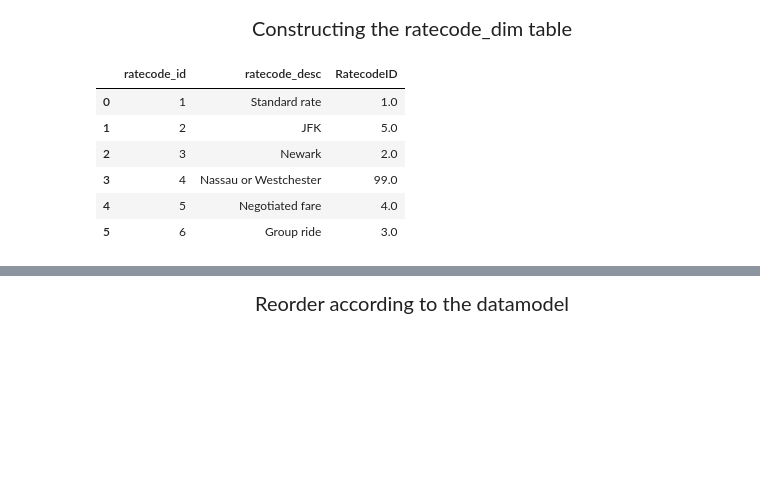
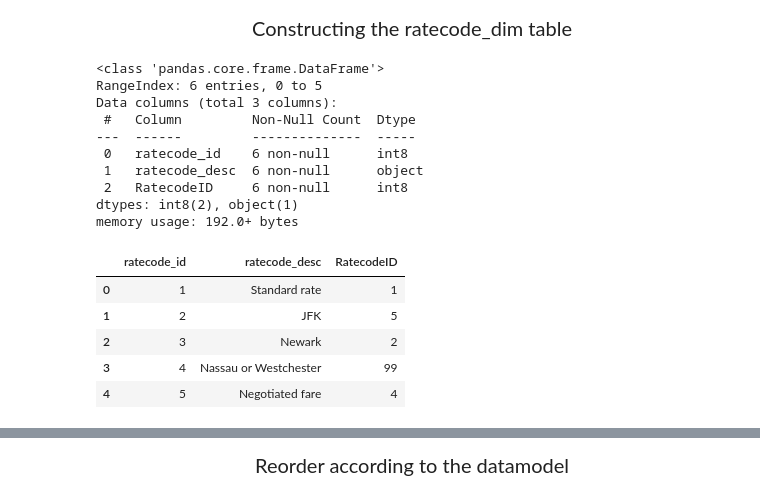
Before and after one commit to 1adityakadam/Uber_data_analytics, a Jupyter notebook: uber_data_analytics.ipynb, the cells around one changed output, grey strips where cells are left out. Drawn from its saved outputs; the diff is of its cells as text; code cells hidden in the pictures; blank space fills up the shorter version.

Commit message:
Add memory optimization code till ratecode_dim

```diff
--- a/uber_data_analytics.ipynb
+++ b/uber_data_analytics.ipynb
@@ -13,7 +14,7 @@ import pandas as pd
 </div>
 # %%
 #load trip data fro Nov 2024
-paraquet_file = r'/Users/adityakadam/Desktop/uber_data_analytics/yellow_tripdata_2024-11.parquet'
+paraquet_file = r'/Users/adityakadam/Desktop/Python_Repository/uber_data_analytics/yellow_tripdata_2024-11.parquet'
 
 # engine='auto' means use the option specified in io.parquet.engine25.
 # The default behavior is to try 'pyarrow' first, and if it's unavailable, fall back to 'fastparquet'
@@ -64,0 +84,12 @@ memory usage: 486.8+ MB
+# %%
+df['store_and_fwd_flag'] = df['store_and_fwd_flag'].map({'Y': True, 'N': False})
+df['store_and_fwd_flag']= df['store_and_fwd_flag'].astype('bool')
+df['store_and_fwd_flag']= df['store_and_fwd_flag'].astype('bool')
+
+df = df.fillna(0)
+column_names = ['VendorID','PULocationID','DOLocationID','payment_type','passenger_count','trip_distance','RatecodeID','fare_amount','extra','mta_tax','tip_amount','tolls_amount','improvement_surcharge','total_amount','congestion_surcharge','Airport_fee']
+df[column_names] = np.ceil(df[column_names]).astype(np.int8)
+df['tpep_pickup_datetime']=df['tpep_pickup_datetime'].astype('datetime64[s]')
+df['tpep_dropoff_datetime']=df['tpep_dropoff_datetime'].astype('datetime64[s]')
+
+df.head(10)
@@ -137,21 +292,35 @@ datetime_dim
 # %%
 ratecode_data = {
     1 :'Standard rate',
     2 :'JFK',
     3 :'Newark',
     4 :'Nassau or Westchester',
     5 :'Negotiated fare',
     6 :'Group ride'
 }
 
 ratecode_dim = pd.DataFrame(list(ratecode_data.items()),columns=['ratecode_id','ratecode_desc'])
 ratecode_dim['RatecodeID'] = df[['RatecodeID']].drop_duplicates().reset_index(drop=True)
 ratecode_dim
+
+columns_rate =['ratecode_id','RatecodeID']
+ratecode_dim[columns_rate] = np.ceil(ratecode_dim[columns_rate]).astype(np.int8)
+ratecode_dim.info()
+ratecode_dim.head()
 # %% [output]
+<class 'pandas.core.frame.DataFrame'>
+RangeIndex: 6 entries, 0 to 5
+Data columns (total 3 columns):
+ #   Column         Non-Null Count  Dtype
+---  ------         --------------  -----
+ 0   ratecode_id    6 non-null      int8
+ 1   ratecode_desc  6 non-null      object
+ 2   RatecodeID     6 non-null      int8
+dtypes: int8(2), object(1)
+memory usage: 192.0+ bytes
 |  | ratecode_id | ratecode_desc | RatecodeID |
-| 0 | 1 | Standard rate | 1.0 |
-| 1 | 2 | JFK | 5.0 |
-| 2 | 3 | Newark | 2.0 |
-| 3 | 4 | Nassau or Westchester | 99.0 |
-| 4 | 5 | Negotiated fare | 4.0 |
-| 5 | 6 | Group ride | 3.0 |
+| 0 | 1 | Standard rate | 1 |
+| 1 | 2 | JFK | 5 |
+| 2 | 3 | Newark | 2 |
+| 3 | 4 | Nassau or Westchester | 99 |
+| 4 | 5 | Negotiated fare | 4 |
```
Also changed, not shown: parts of 14 cells of this notebook.
